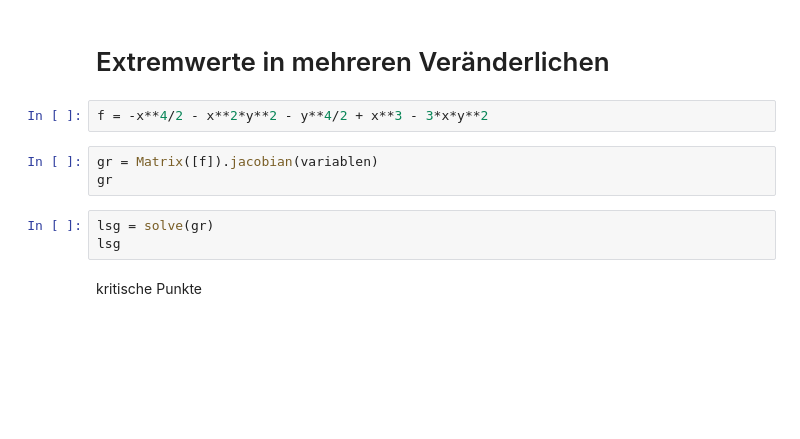
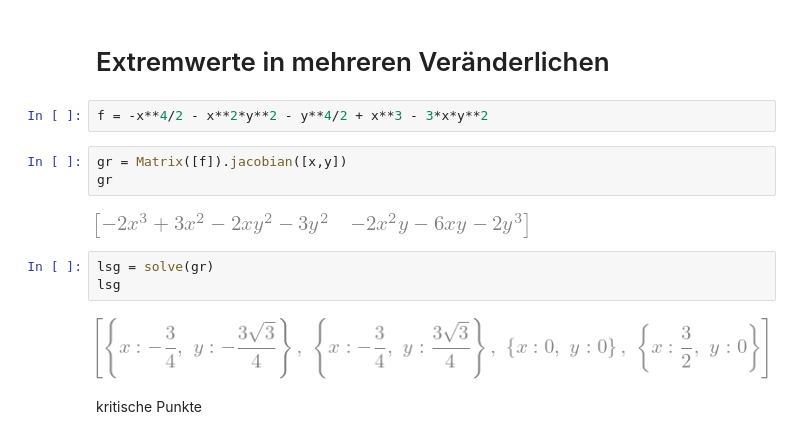
Before and after one commit to Ruediger-Braun/compana20, a Jupyter notebook: Lektion09.ipynb, the cells around one changed output. Saved outputs shown, nothing was run; the diff lists cells and outputs as text; blank space fills up the shorter version.

```diff
--- a/Lektion09.ipynb
+++ b/Lektion09.ipynb
@@ -205,11 +319,15 @@ also indefinit
 # %%
 f = -x**4/2 - x**2*y**2 - y**4/2 + x**3 - 3*x*y**2
 # %%
-gr = Matrix([f]).jacobian(variablen)
+gr = Matrix([f]).jacobian([x,y])
 gr
+# %% [output]
+[figure, added]
 # %%
 lsg = solve(gr)
 lsg
+# %% [output]
+[figure, added]
 # %% [markdown]
 kritische Punkte
 # %%
```
Also changed, not shown: parts of 62 cells of this notebook.
